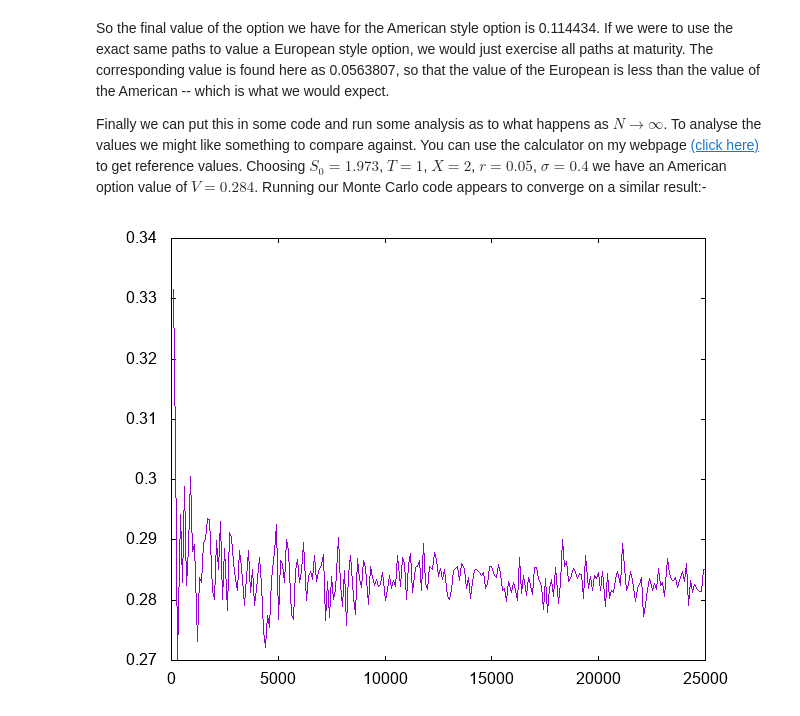
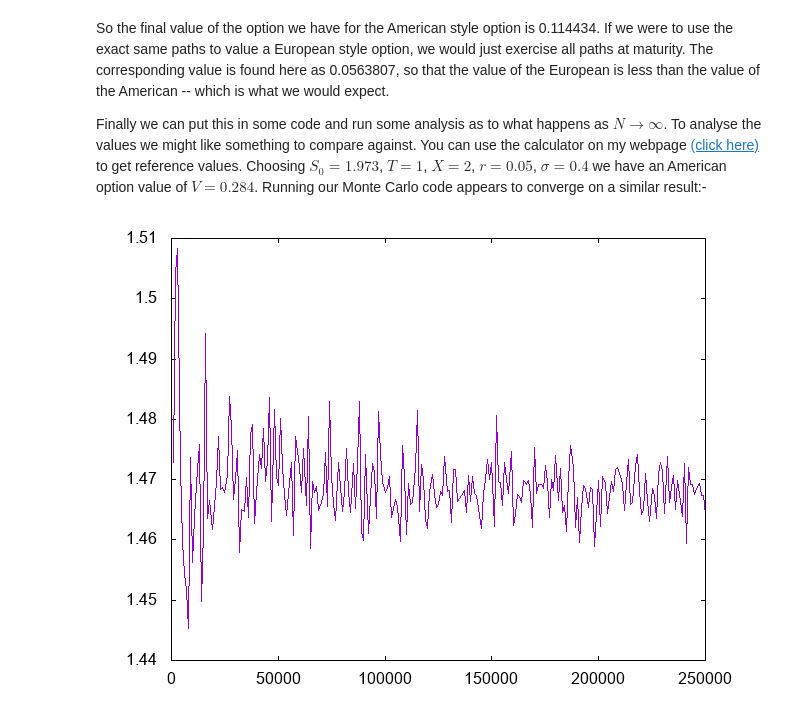
Before and after one commit to pjohno/MATH60082, a Jupyter notebook: notebooks/Least Squares Monte Carlo.ipynb, the cells around one changed output. Saved outputs shown, nothing was run; the diff lists cells and outputs as text; code cells hidden in the pictures.

```diff
--- a/notebooks/Least Squares Monte Carlo.ipynb
+++ b/notebooks/Least Squares Monte Carlo.ipynb
@@ -334,26 +334,26 @@ Finally we can put this in some code and run some analysis as to what happens as
 # %%
 {
     // number of exercise dates
     int timeSteps=10;
     // some parameters in the problem
-    double maturity=1.,interestRate=0.05,strikePrice=2.,S0=1.973,sigma=0.4;
+    double maturity=1.,interestRate=0.05,strikePrice=10.,S0=9.735,sigma=0.4;
 
     // number of paths n
-    int n=100;
+    int n=1000;
     // degree of fitting polynomial
     int M_degree=4;
 
     int simulations=250;
     std::vector<double> steps(simulations),values(simulations);
 
     for(int i=0;i<simulations;i++)
     {
         int N=(i+1)*n;
         steps[i] = N;
         values[i] = MATH60082::monteCarloLeastSquares(S0,maturity,strikePrice,interestRate,sigma,timeSteps,M_degree,N);
     }
     GPLT::figure = GPLT::G.plotData(steps,values,0);
 }
 GPLT::figure
 # %% [output]
-[figure, old version]
+[figure, new version]
```
Also changed, not shown: 13 other files.
